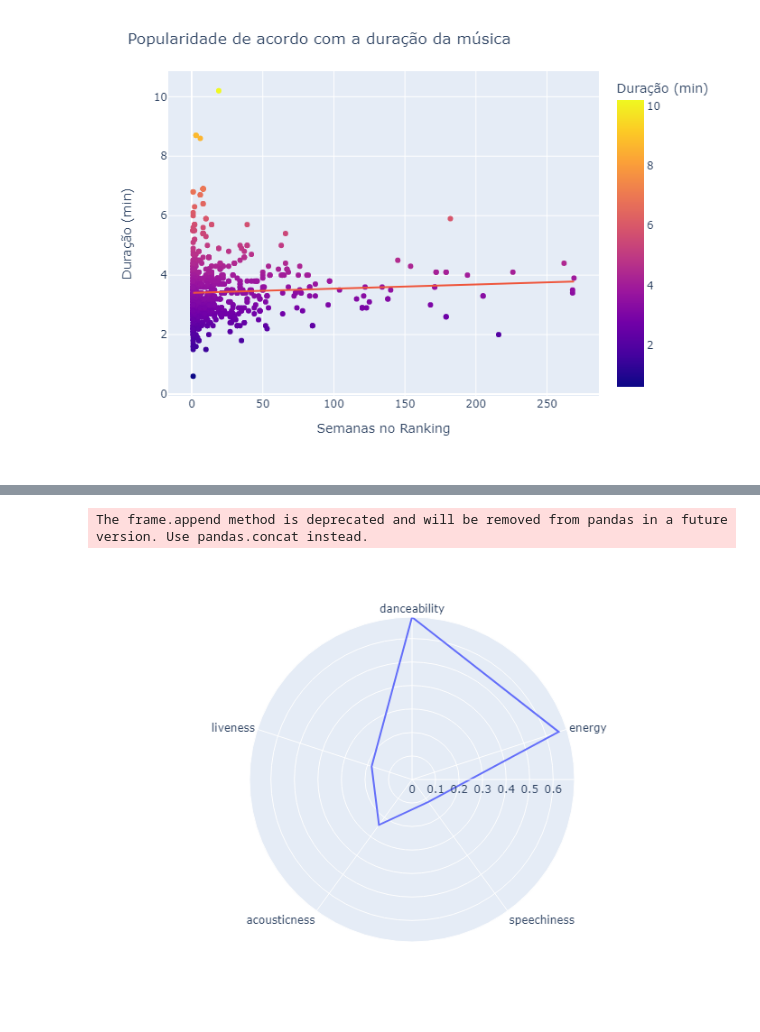
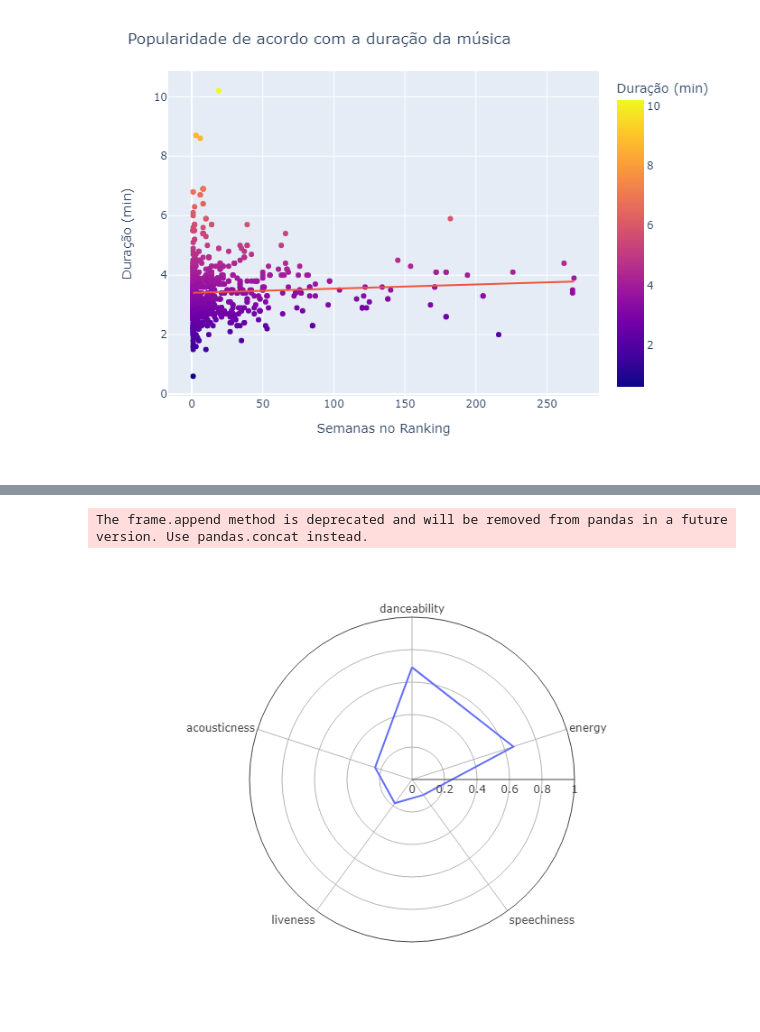
Before and after one commit to Tomoharuu/SpotifyTopSongsTest, a Jupyter notebook: Spotify_Songs_Analytics_Github_Version.ipynb, the cells around one changed output, grey strips where cells are left out. Saved outputs shown, nothing was run; the diff lists cells and outputs as text; code cells hidden in the pictures.

Commit message:
Updated Range/Visual for Radar Chart

```diff
--- a/Spotify_Songs_Analytics_Github_Version.ipynb
+++ b/Spotify_Songs_Analytics_Github_Version.ipynb
@@ -153,6 +153,13 @@ media_teste
-# %%
-grafico5 = px.line_polar(media_teste, r=0, theta='index', line_close = True)
-grafico5.show("png")
-# %% [output]
-The frame.append method is deprecated and will be removed from pandas in a future version. Use pandas.concat instead.
-[figure, removed]
+# %%
+grafico5 = px.line_polar(media_teste, r=0, theta='index', line_close = True)
+grafico5.update_layout(
+    template=None,
+    polar = dict(
+        radialaxis = dict(range=[0, 1], showticklabels=True, ticks=''),
+        angularaxis = dict(showticklabels=True, ticks='')
+    )
+)
+grafico5.show("png")
+# %% [output]
+The frame.append method is deprecated and will be removed from pandas in a future version. Use pandas.concat instead.
+[figure, added]
```
Also changed, not shown: parts of 1 cell of this notebook.
